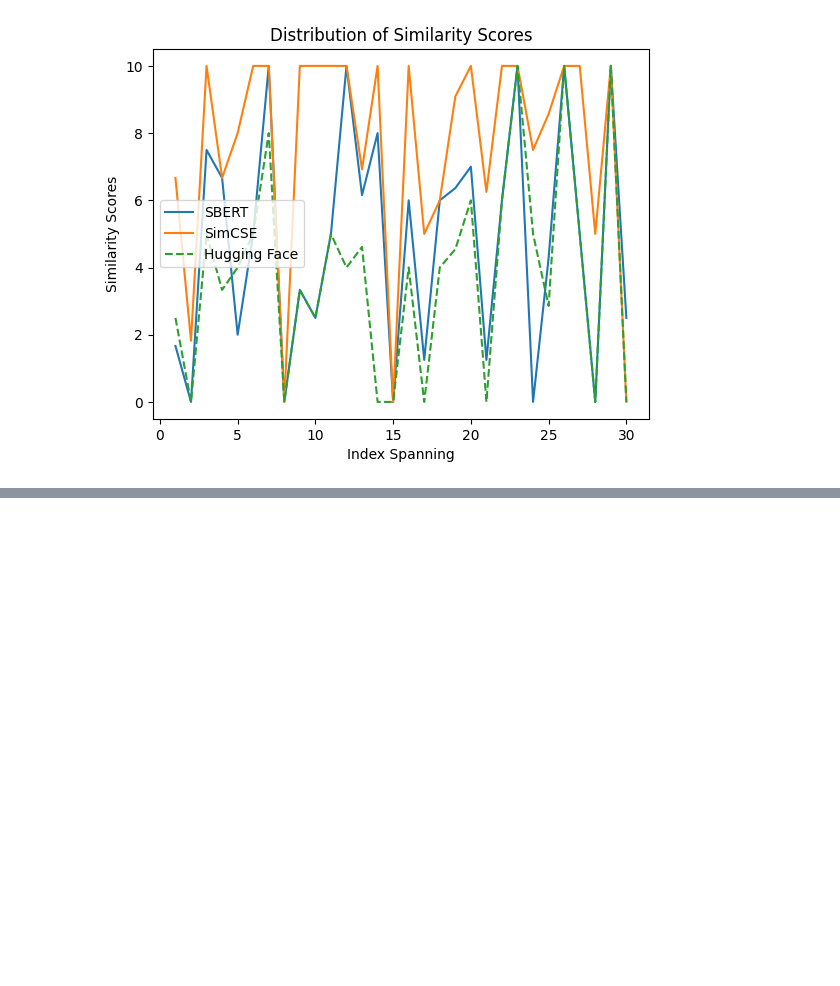
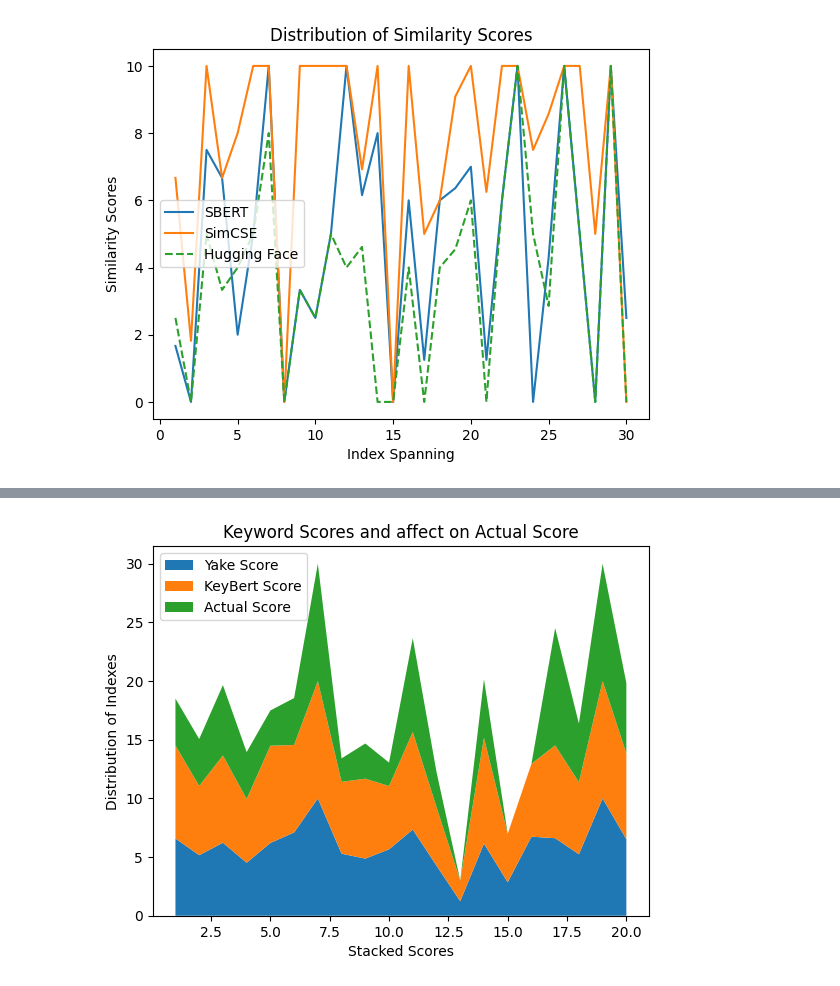
Before and after one commit to harshit7962/Subjective_Answer_Evaluation, a Jupyter notebook: Models/Similarity_Module/Comparision.ipynb, the cells around one changed output, grey strips where cells are left out. Cells and saved outputs as stored; diff of their text form; code cells hidden in the pictures; blank space fills up the shorter version.

```diff
--- a/Models/Similarity_Module/Comparision.ipynb
+++ b/Models/Similarity_Module/Comparision.ipynb
@@ -49,3 +49,28 @@ fig = px.area(
 )
 # %%
 fig.show()
+# %%
+import matplotlib.pyplot as plt
+import numpy as np
+
+x = np.arange(1, 21)
+y1 = df.iloc[:20, 9]
+y2 = df.iloc[:20, 8]
+y3 = df.iloc[:20,  -1]
+
+plt.stackplot(
+    x,
+    y1,
+    y2,
+    y3,
+    labels=['Yake Score', 'KeyBert Score', 'Actual Score']
+)
+
+plt.legend(loc="upper left")
+plt.xlabel("Stacked Scores")
+plt.ylabel("Distribution of Indexes")
+plt.title("Keyword Scores and affect on Actual Score")
+
+plt.show()
+# %% [output]
+[figure, added]
```
Also changed, not shown: parts of 5 cells of this notebook, 3 other files.
